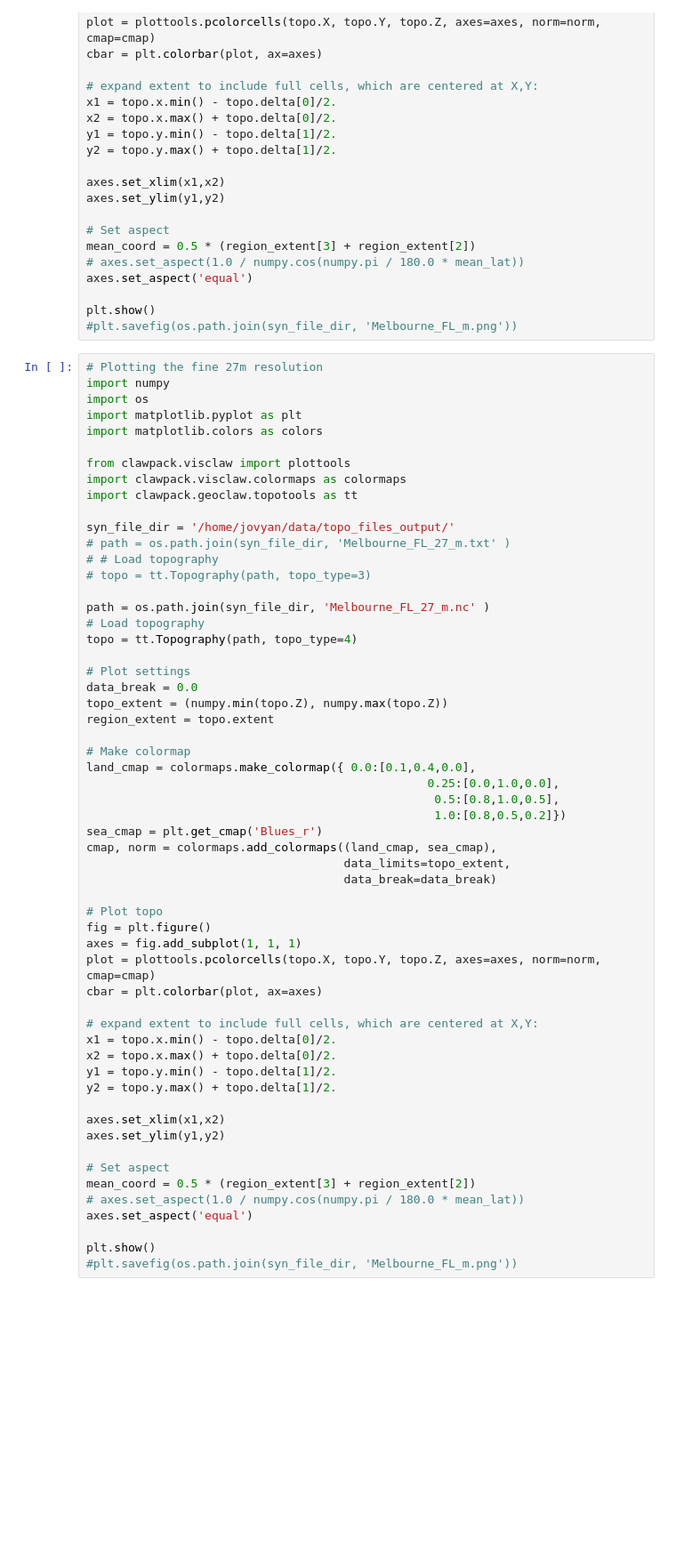
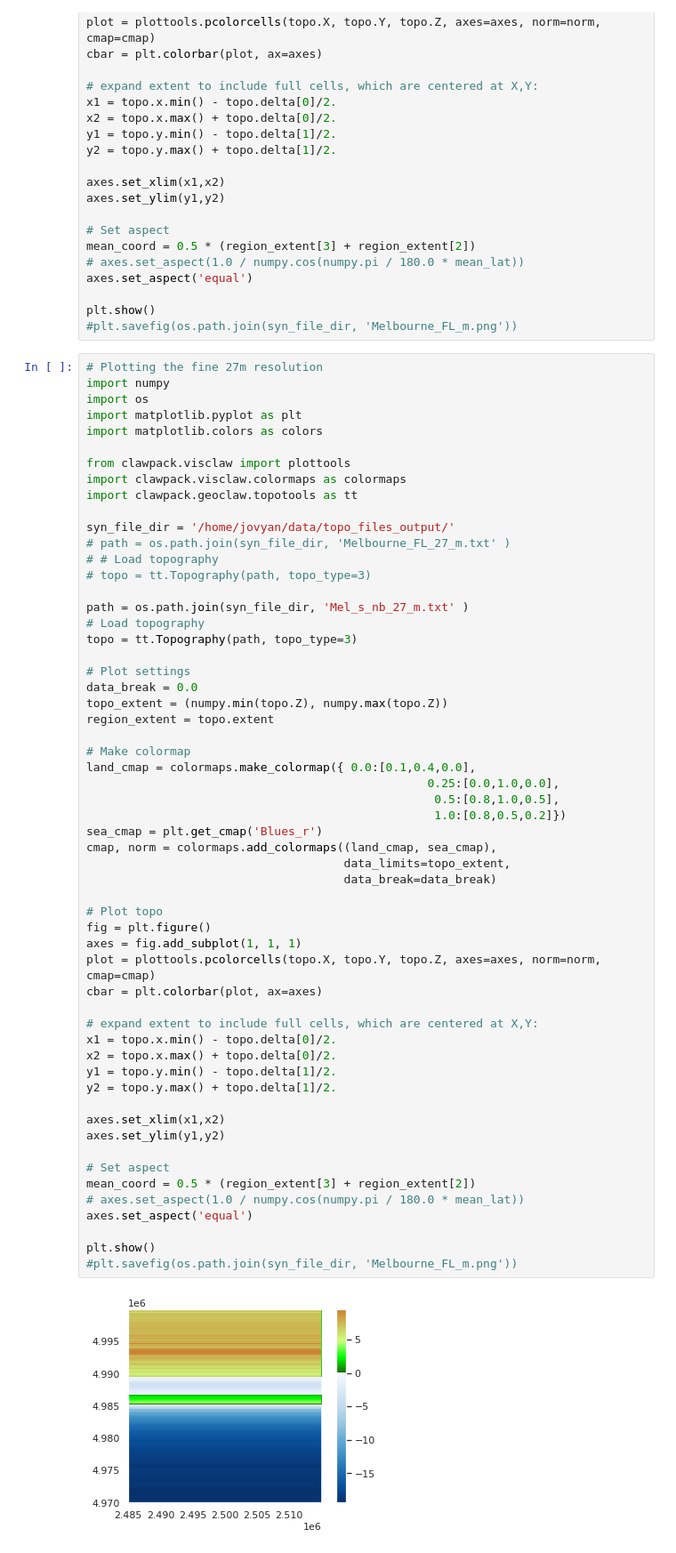
Before and after one commit to NWC-CUAHSI-Summer-Institute/hydroinformatics, a Jupyter notebook: syn_topo/Syn_topo_to_topotools.ipynb, the cells around one changed output. Shown at 89% size. Saved outputs shown, nothing was run; the diff lists cells and outputs as text; blank space fills up the shorter version.

Commit message:
fixed no-bay issue in syn topo

```diff
--- a/syn_topo/Syn_topo_to_topotools.ipynb
+++ b/syn_topo/Syn_topo_to_topotools.ipynb
@@ -504,9 +511,9 @@ syn_file_dir = '/home/jovyan/data/topo_files_output/'
 # # Load topography
 # topo = tt.Topography(path, topo_type=3)
 
-path = os.path.join(syn_file_dir, 'Melbourne_FL_27_m.nc' )
+path = os.path.join(syn_file_dir, 'Mel_s_nb_27_m.txt' )
 # Load topography
-topo = tt.Topography(path, topo_type=4)
+topo = tt.Topography(path, topo_type=3)
 
 # Plot settings
 data_break = 0.0
@@ -518,33 +525,35 @@ land_cmap = colormaps.make_colormap({ 0.0:[0.1,0.4,0.0],
                                                  0.25:[0.0,1.0,0.0],
                                                   0.5:[0.8,1.0,0.5],
                                                   1.0:[0.8,0.5,0.2]})
 sea_cmap = plt.get_cmap('Blues_r')
 cmap, norm = colormaps.add_colormaps((land_cmap, sea_cmap),
                                      data_limits=topo_extent,
                                      data_break=data_break)
 
 # Plot topo
 fig = plt.figure()
 axes = fig.add_subplot(1, 1, 1)
 plot = plottools.pcolorcells(topo.X, topo.Y, topo.Z, axes=axes, norm=norm, cmap=cmap)
 cbar = plt.colorbar(plot, ax=axes)
 
 # expand extent to include full cells, which are centered at X,Y:
 x1 = topo.x.min() - topo.delta[0]/2.
 x2 = topo.x.max() + topo.delta[0]/2.
 y1 = topo.y.min() - topo.delta[1]/2.
 y2 = topo.y.max() + topo.delta[1]/2.
 
 axes.set_xlim(x1,x2)
 axes.set_ylim(y1,y2)
 
 # Set aspect
 mean_coord = 0.5 * (region_extent[3] + region_extent[2])
 # axes.set_aspect(1.0 / numpy.cos(numpy.pi / 180.0 * mean_lat))
 axes.set_aspect('equal')
 
 plt.show()
 #plt.savefig(os.path.join(syn_file_dir, 'Melbourne_FL_m.png'))
+# %% [output]
+[figure, added]
 # %%
 # Plotting the coarse resolution
 import numpy
```
Also changed, not shown: parts of 4 cells of this notebook.
